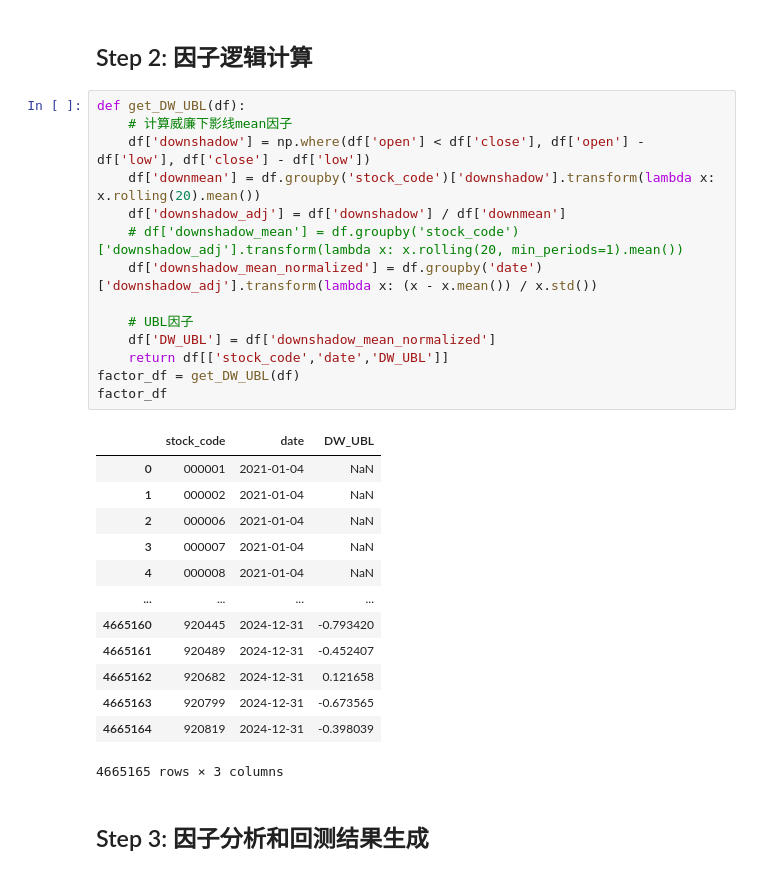
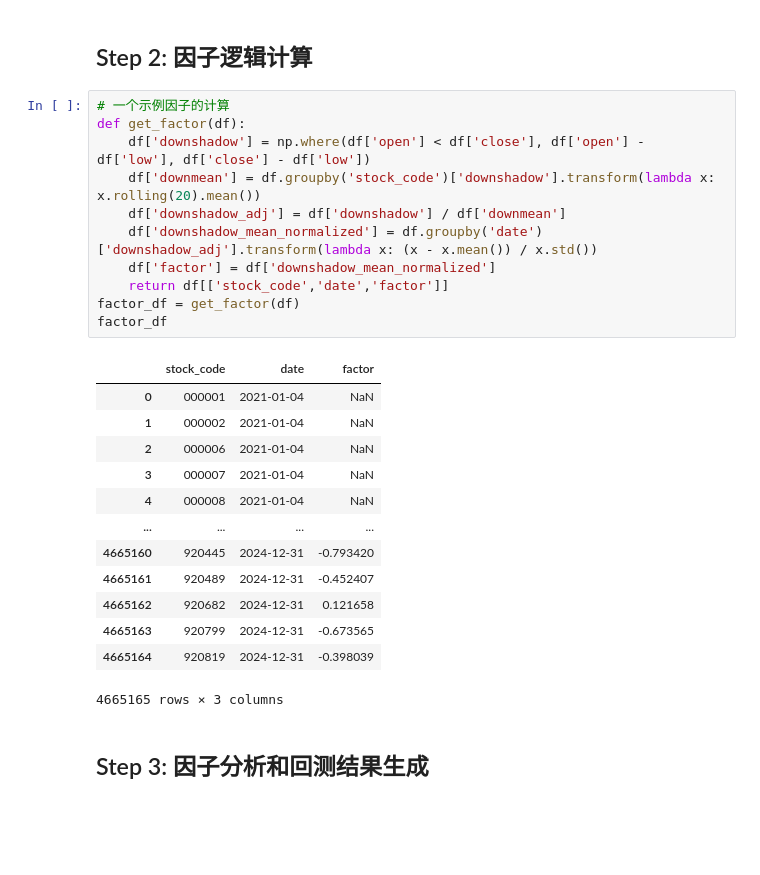
Before and after one commit to xdedmyao/Factor-Analysis, a Jupyter notebook: generate_factor.ipynb, the cells around one changed output. Saved outputs shown, nothing was run; the diff lists cells and outputs as text; blank space fills up the shorter version.

```diff
--- a/generate_factor.ipynb
+++ b/generate_factor.ipynb
@@ -26,21 +26,18 @@ df
 # %% [markdown]
 ## Step 2: 因子逻辑计算
 # %%
-def get_DW_UBL(df):
-    # 计算威廉下影线mean因子
+# 一个示例因子的计算
+def get_factor(df):
     df['downshadow'] = np.where(df['open'] < df['close'], df['open'] - df['low'], df['close'] - df['low'])
     df['downmean'] = df.groupby('stock_code')['downshadow'].transform(lambda x: x.rolling(20).mean())
     df['downshadow_adj'] = df['downshadow'] / df['downmean']
-    # df['downshadow_mean'] = df.groupby('stock_code')['downshadow_adj'].transform(lambda x: x.rolling(20, min_periods=1).mean())
     df['downshadow_mean_normalized'] = df.groupby('date')['downshadow_adj'].transform(lambda x: (x - x.mean()) / x.std())
-
-    # UBL因子
-    df['DW_UBL'] = df['downshadow_mean_normalized']
-    return df[['stock_code','date','DW_UBL']]
-factor_df = get_DW_UBL(df)
+    df['factor'] = df['downshadow_mean_normalized']
+    return df[['stock_code','date','factor']]
+factor_df = get_factor(df)
 factor_df
 # %% [output]
-|  | stock_code | date | DW_UBL |
+|  | stock_code | date | factor |
 | 0 | 000001 | 2021-01-04 | NaN |
 | 1 | 000002 | 2021-01-04 | NaN |
 | 2 | 000006 | 2021-01-04 | NaN |
```
Also changed, not shown: parts of 1 cell of this notebook.
